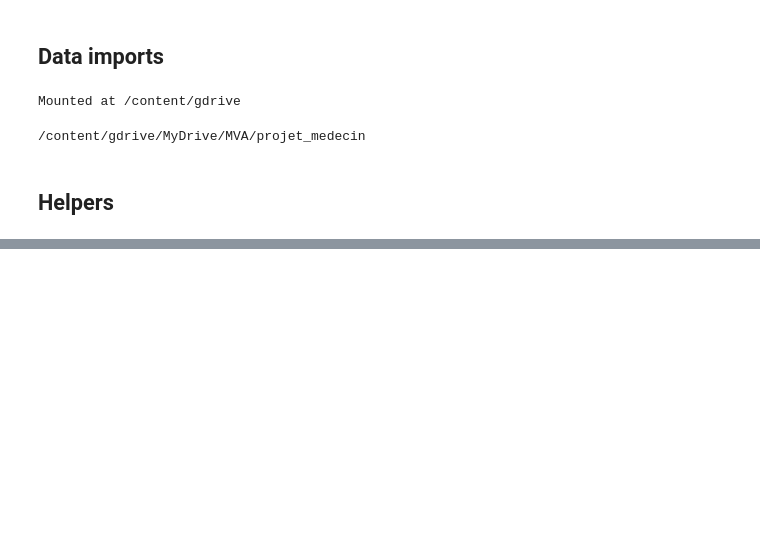
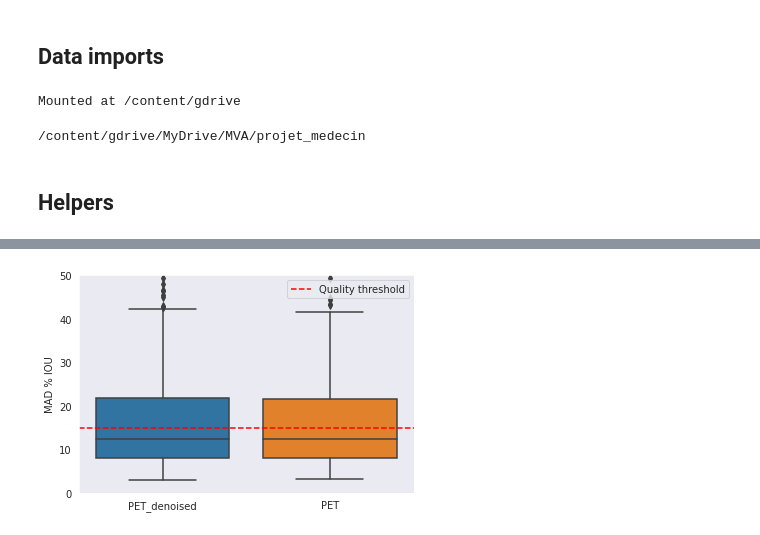
Before and after one commit to SebastianPartarrieu/pet-ct2face, a Jupyter notebook: notebooks/Face_landmarks.ipynb, the cells around one changed output, grey strips where cells are left out. Cells and saved outputs as stored; diff of their text form; code cells hidden in the pictures; blank space fills up the shorter version.

```diff
--- a/notebooks/Face_landmarks.ipynb
+++ b/notebooks/Face_landmarks.ipynb
@@ -362,0 +357,2 @@ nb_face_detected_pet
+# %%
+df_plot.columns = ['PET_denoised']
@@ -362,0 +367,14 @@ nb_face_detected_pet
+# %%
+df_plot['PET'].replace(0., np.nan, inplace=True)
+# %%
+df_plot = df_plot.melt(value_vars=['PET_denoised', 'PET'], var_name='Denoised_status', value_name='MAD')
+# %%
+sns.boxplot(data=df_plot, x='Denoised_status', y='MAD')
+plt.ylim((0, 50.))
+plt.ylabel('MAD % IOU')
+plt.xlabel('')
+plt.axhline(15, linestyle='--', c='red', label='Quality threshold')
+plt.legend(loc="upper right")
+plt.show()
+# %% [output]
+[figure, added]
```
Also changed, not shown: parts of 41 cells of this notebook, 3 other files.
